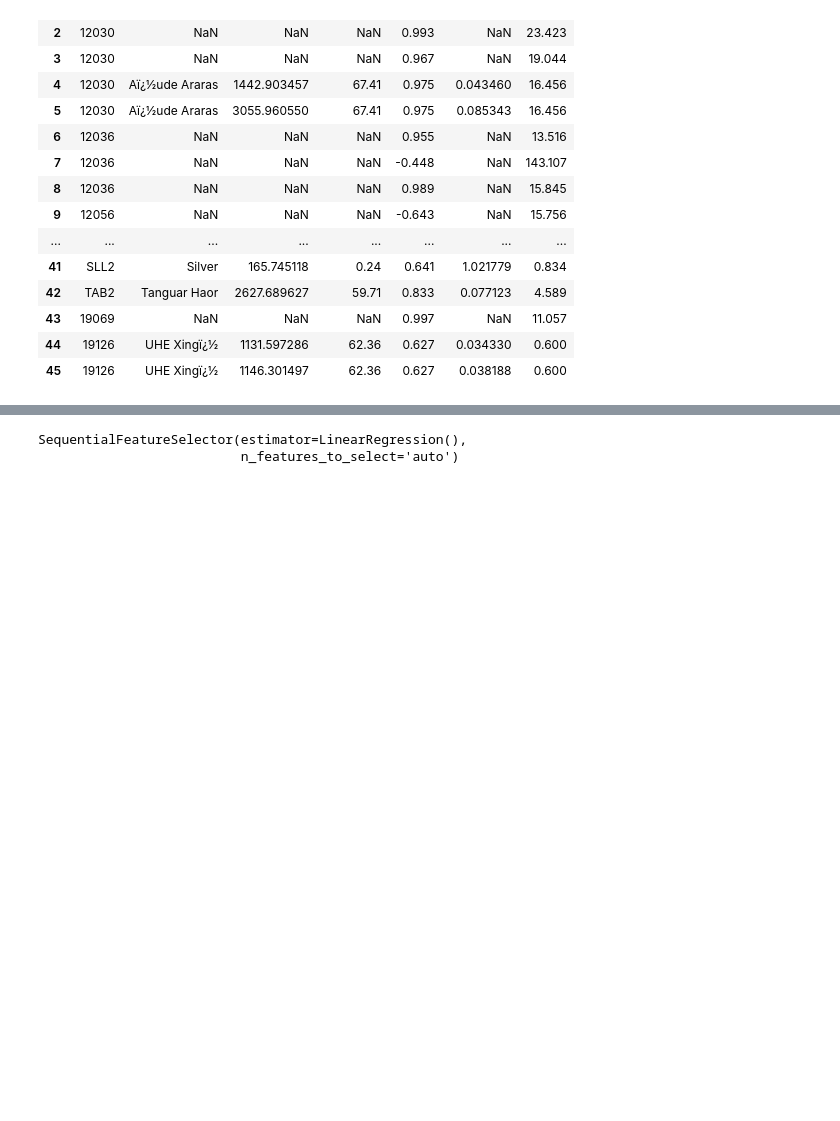
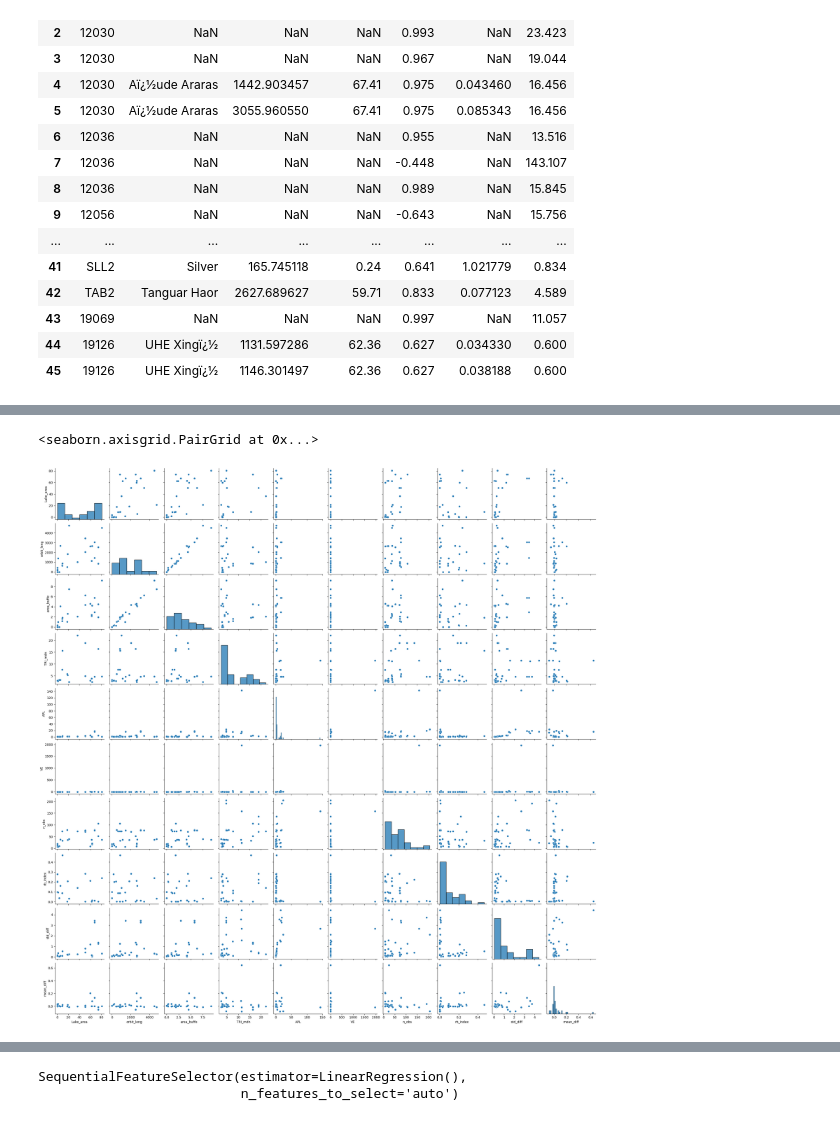
Before and after one commit to anmagomez/radar_altimetry_eval, a Jupyter notebook: src/example_importance.ipynb, the cells around one changed output, grey strips where cells are left out. Saved outputs shown, nothing was run; the diff lists cells and outputs as text; code cells hidden in the pictures; blank space fills up the shorter version.

```diff
--- a/src/example_importance.ipynb
+++ b/src/example_importance.ipynb
@@ -53,7 +57,7 @@ path_win='/home/angelica/Dropbox/apps/python_pychm/locss/data/area_orbits_in_lak
 
 df_shp_lenghts=gpd.read_file(path_win)
 df_shp_lenghts.head()
-path_results='../data/results/comparison__20221110_16_03.csv'
+path_results='../data/results/comparison__20221111_11_20.csv'
 
 # path_results='../data/results/comparison_ALL_20220906_16_59.csv'
 
@@ -176,11 +169,11 @@ df_merged[['station','lake_name','orbit_leng','Lake_area', 'RHO', 'per_area_c',
 | 44 | 19126 | UHE Xingï¿½ | 1131.597286 | 62.36 | 0.627 | 0.034330 | 0.600 |
 | 45 | 19126 | UHE Xingï¿½ | 1146.301497 | 62.36 | 0.627 | 0.038188 | 0.600 |
 # %%
-cols=['Lake_area','lake_name','area_buffe','new_area_l','orbit_leng','station','altis','name_altis','rb_index','per_area_c','source_x','RHO', 'NSF','RMSE', 'APL', 'VE', 'n_obs']
+cols=['Lake_area','lake_name','area_buffe','new_area_l','orbit_leng','station','altis','name_altis','rb_index', 'std_diff','mean_diff','per_area_c','source_x','RHO', 'NSF','RMSE', 'APL', 'VE', 'n_obs']
 
-df_t=pd.melt(df_merged[cols], id_vars=['Lake_area','lake_name','area_buffe','new_area_l','orbit_leng','station','altis','name_altis', 'source_x','APL', 'VE', 'n_obs'],
+df_t=pd.melt(df_merged[cols], id_vars=['Lake_area','lake_name','area_buffe','new_area_l','orbit_leng','station','altis','name_altis','rb_index', 'std_diff','mean_diff','per_area_c','source_x','APL', 'VE', 'n_obs'],
              value_vars=['RHO', 'NSF','RMSE'], ignore_index=True)
 df_t['mission']=[x.split('_')[2] for x in df_t['altis']]
 
-df_t.head()
+dtale.show(df_t)
 # %% [output]
@@ -201,7 +190,13 @@ df_t_3km=df_t_3km.rename(columns={'median':'TRI_mdn'})
 # %%
 df_t_3km_vars=df_t_3km.loc[df_t_3km['variable']=='RHO']
 
-predictors=['Lake_area','orbit_leng', 'area_buffe','TRI_mdn','APL', 'VE', 'n_obs']
+predictors=['Lake_area','orbit_leng', 'area_buffe','per_area_c','TRI_mdn','APL', 'VE', 'n_obs', 'rb_index', 'std_diff','mean_diff']
 df_predictors=df_t_3km_vars[predictors].copy()
 outcome=df_t_3km_vars['value'].to_numpy().copy()
+# %%
+import seaborn as sns
+sns.pairplot(df_predictors)
+# %% [output]
+<seaborn.axisgrid.PairGrid at 0x...>
+[figure, added]
 # %%
```
Also changed, not shown: parts of 7 cells of this notebook, 2 other files.
